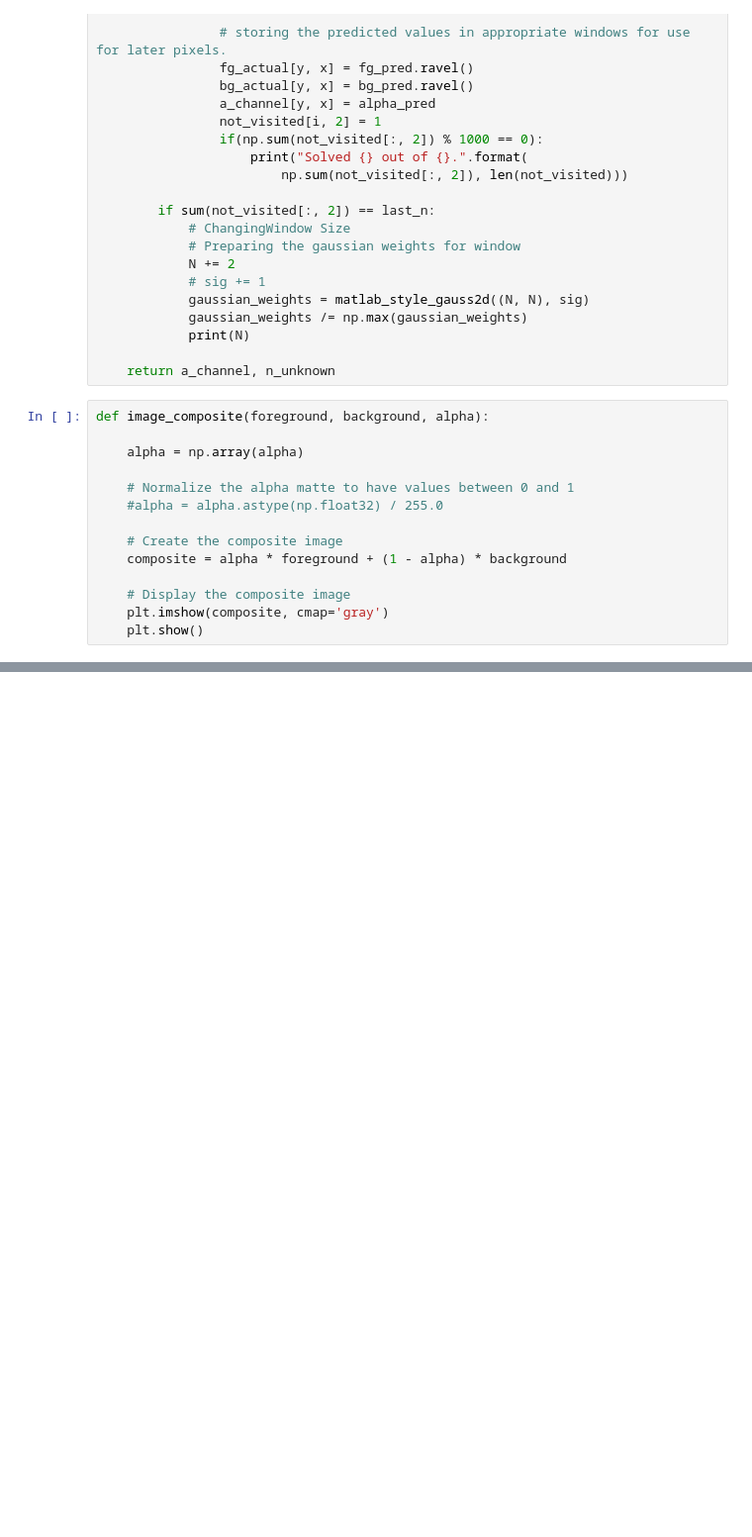
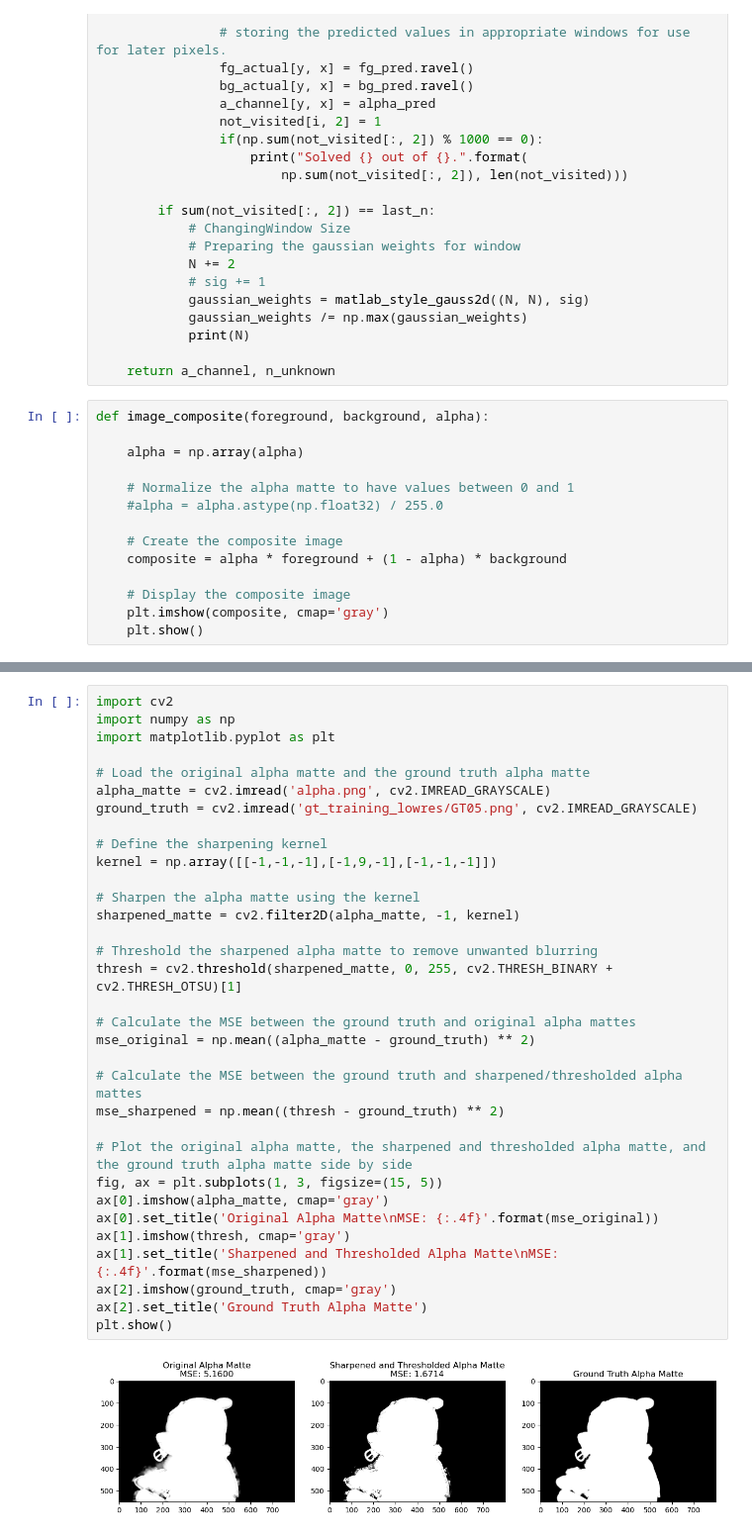
Before and after one commit to iamronaldlaban/Bayesian-Matting, a Jupyter notebook: Bayesian_Matting_Python/test.ipynb, the cells around one changed output, grey strips where cells are left out. Shown at 99% size. Cells and saved outputs as stored; diff of their text form; blank space fills up the shorter version.

```diff
--- a/Bayesian_Matting_Python/test.ipynb
+++ b/Bayesian_Matting_Python/test.ipynb
@@ -403,0 +630,35 @@ KeyboardInterrupt:
+# %%
+import cv2
+import numpy as np
+import matplotlib.pyplot as plt
+
+# Load the original alpha matte and the ground truth alpha matte
+alpha_matte = cv2.imread('alpha.png', cv2.IMREAD_GRAYSCALE)
+ground_truth = cv2.imread('gt_training_lowres/GT05.png', cv2.IMREAD_GRAYSCALE)
+
+# Define the sharpening kernel
+kernel = np.array([[-1,-1,-1],[-1,9,-1],[-1,-1,-1]])
+
+# Sharpen the alpha matte using the kernel
+sharpened_matte = cv2.filter2D(alpha_matte, -1, kernel)
+
+# Threshold the sharpened alpha matte to remove unwanted blurring
+thresh = cv2.threshold(sharpened_matte, 0, 255, cv2.THRESH_BINARY + cv2.THRESH_OTSU)[1]
+
+# Calculate the MSE between the ground truth and original alpha mattes
+mse_original = np.mean((alpha_matte - ground_truth) ** 2)
+
+# Calculate the MSE between the ground truth and sharpened/thresholded alpha mattes
+mse_sharpened = np.mean((thresh - ground_truth) ** 2)
+
+# Plot the original alpha matte, the sharpened and thresholded alpha matte, and the ground truth alpha matte side by side
+fig, ax = plt.subplots(1, 3, figsize=(15, 5))
+ax[0].imshow(alpha_matte, cmap='gray')
+ax[0].set_title('Original Alpha Matte\nMSE: {:.4f}'.format(mse_original))
+ax[1].imshow(thresh, cmap='gray')
+ax[1].set_title('Sharpened and Thresholded Alpha Matte\nMSE: {:.4f}'.format(mse_sharpened))
+ax[2].imshow(ground_truth, cmap='gray')
+ax[2].set_title('Ground Truth Alpha Matte')
+plt.show()
+# %% [output]
+[figure, added]
```
Also changed, not shown: parts of 34 cells of this notebook, 7 other files.
